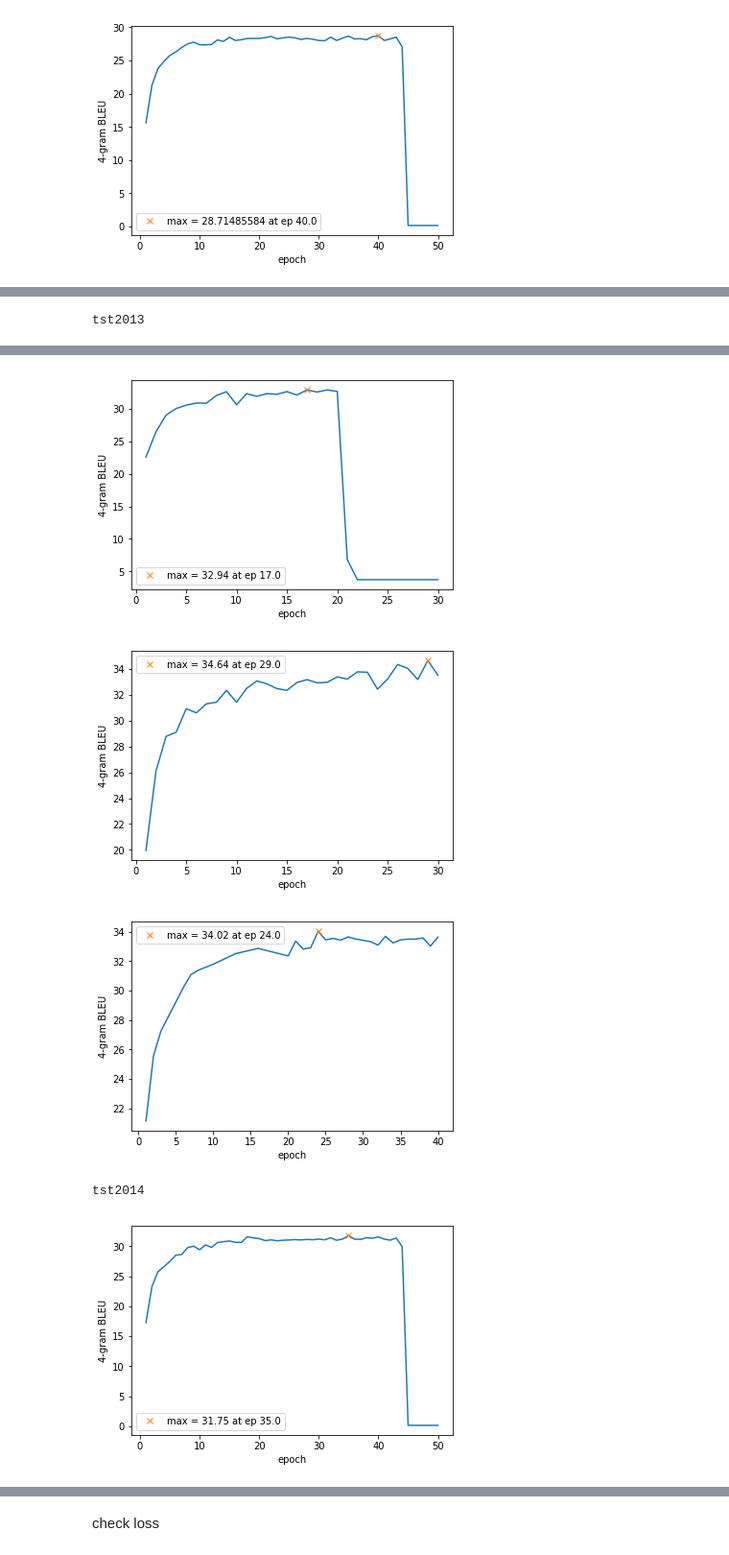
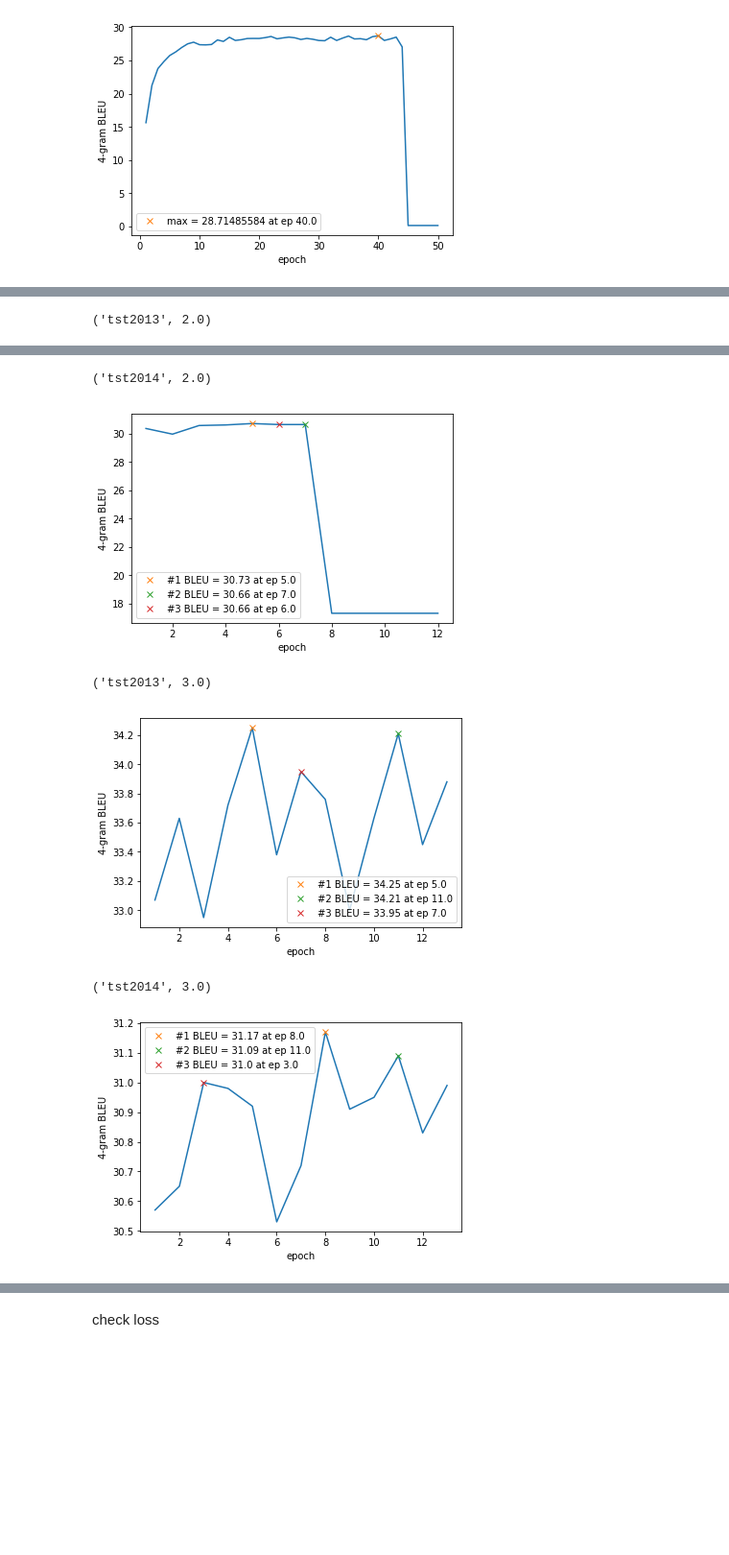
Before and after one commit to 3dmaisons/af-mnt, a Jupyter notebook: af-scripts/0_general.ipynb, the cells around one changed output, grey strips where cells are left out. Shown at 96% size. Drawn from its saved outputs; the diff is of its cells as text; code cells hidden in the pictures; blank space fills up the shorter version.

Commit message:
stable verion, added pretraining

```diff
--- a/af-scripts/0_general.ipynb
+++ b/af-scripts/0_general.ipynb
@@ -74,3 +85,9 @@ dirSet = '/home/dawna/tts/qd212/models/af/results/models-v9enfr/aaf-v0002-tf/tst
 plot_bleu_lst(*get_ep_lst_bleu_lst(dirSet, f_bleu='bleu-DETOK.log'))
 # %% [output]
 [figure]
+# %%
+for exp in ['aaf-v0002-tf', 'aaf-v0002-tf-bs50-v2', 'aaf-v0013-aftf-bs128', 'aaf-v0013-aftf']:
+    for tst in ['tst2013', 'tst2014']:
+        print(exp, tst)
+        dirSet = '/home/dawna/tts/qd212/models/af/results/models-v9enfr/{}/{}/'.format(exp, tst)
+        plot_bleu_lst(*get_ep_lst_bleu_lst(dirSet, f_bleu='bleu-DETOK.log', flag_detok_avg=True))
@@ -76,0 +108,6 @@ plot_bleu_lst(*get_ep_lst_bleu_lst(dirSet, f_bleu='bleu-DETOK.log'))
+# %%
+for fr in [0.0, 2.0, 3.0, 3.1, 3.15, 3.25]:
+    for tst in ['tst2013', 'tst2014']:
+        print(tst, fr)
+        dirSet = '/home/dawna/tts/qd212/models/af/results/models-v9enfr/aaf-v0020-sched-fr{}/{}/'.format(fr,tst)
+        plot_bleu_lst(*get_ep_lst_bleu_lst(dirSet, f_bleu='bleu-DETOK.log', flag_detok_avg=True))
@@ -77,16 +128,14 @@ plot_bleu_lst(*get_ep_lst_bleu_lst(dirSet, f_bleu='bleu-DETOK.log'))
 # %%
-for tst in ['tst2013', 'tst2014']:
-    print(tst)
-    dirSet = '/home/dawna/tts/qd212/models/af/results/models-v9enfr/aaf-v0002-tf/{}/'.format(tst)
-    plot_bleu_lst(*get_ep_lst_bleu_lst(dirSet, f_bleu='bleu-DETOK.log', flag_detok_avg=True))
+for fr in [2.0]:
+    for tst in ['tst2013', 'tst2014']:
+        print(tst, fr)
+        dirSet = '/home/dawna/tts/qd212/models/af/results/models-v9enfr/aaf-v0030-sched-fr{}-pretrain/{}/'.format(fr,tst)
+        plot_bleu_lst(*get_ep_lst_bleu_lst(dirSet, f_bleu='bleu-DETOK.log', flag_detok_avg=True))
 
-    dirSet = '/home/dawna/tts/qd212/models/af/results/models-v9enfr/aaf-v0002-tf-bs50-v2/{}/'.format(tst)
-    plot_bleu_lst(*get_ep_lst_bleu_lst(dirSet, f_bleu='bleu-DETOK.log', flag_detok_avg=True))
-
-    dirSet = '/home/dawna/tts/qd212/models/af/results/models-v9enfr/aaf-v0013-aftf-bs128/{}/'.format(tst)
-    plot_bleu_lst(*get_ep_lst_bleu_lst(dirSet, f_bleu='bleu-DETOK.log', flag_detok_avg=True))
-
-    dirSet = '/home/dawna/tts/qd212/models/af/results/models-v9enfr/aaf-v0013-aftf/{}/'.format(tst)
-    plot_bleu_lst(*get_ep_lst_bleu_lst(dirSet, f_bleu='bleu-DETOK.log', flag_detok_avg=True))
+for fr in [3.0]:
+    for tst in ['tst2013', 'tst2014']:
+        print(tst, fr)
+        dirSet = '/home/dawna/tts/qd212/models/af/results/models-v9enfr/aaf-v0030-sched-fr{}-pretrain-v2/{}/'.format(fr,tst)
+        plot_bleu_lst(*get_ep_lst_bleu_lst(dirSet, f_bleu='bleu-DETOK.log', flag_detok_avg=True))
 # %% [output]
-tst2013
+('tst2013', 2.0)
@@ -94,5 +143,6 @@ tst2013
+('tst2014', 2.0)
-[figure, old version]
+[figure, new version]
+('tst2013', 3.0)
-[figure, old version]
+[figure, new version]
+('tst2014', 3.0)
-[figure, old version]
+[figure, new version]
-tst2014
-[figure, removed]
```
Also changed, not shown: parts of 14 cells of this notebook, 4 other files.
